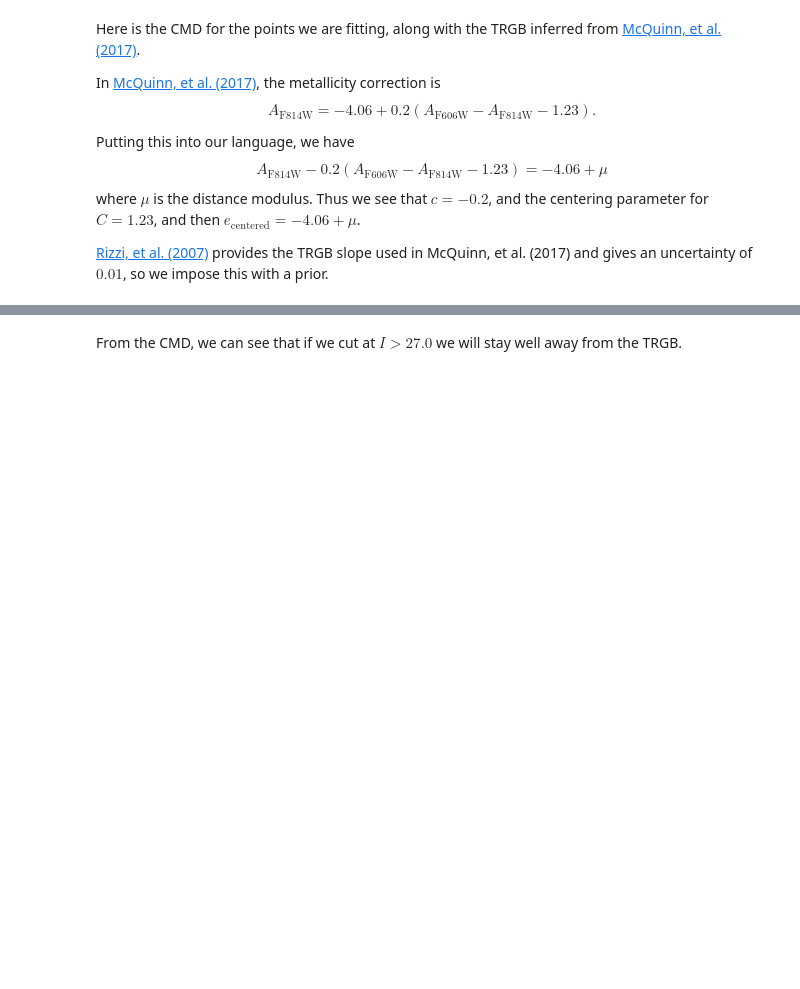
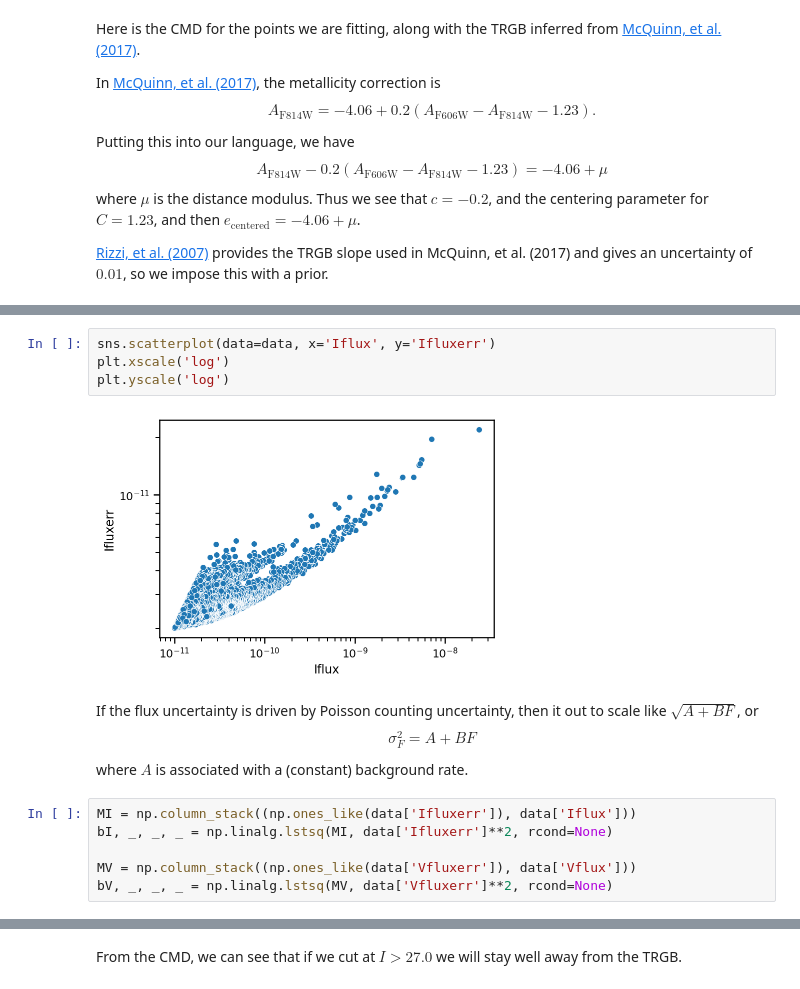
Before and after one commit to farr/EdgePhotometry, a Jupyter notebook: M63.ipynb, the cells around one changed output, grey strips where cells are left out. Saved outputs shown, nothing was run; the diff lists cells and outputs as text; blank space fills up the shorter version.

```diff
--- a/M63.ipynb
+++ b/M63.ipynb
@@ -64,0 +87,18 @@ len(data) = 38821
+# %%
+sns.scatterplot(data=data, x='Iflux', y='Ifluxerr')
+plt.xscale('log')
+plt.yscale('log')
+# %% [output]
+[figure, added]
+# %% [markdown]
+If the flux uncertainty is driven by Poisson counting uncertainty, then it out to scale like $\sqrt{A + BF}$, or
+$$
+\sigma_F^2 = A + B F
+$$
+where $A$ is associated with a (constant) background rate.
+# %%
+MI = np.column_stack((np.ones_like(data['Ifluxerr']), data['Iflux']))
+bI, _, _, _ = np.linalg.lstsq(MI, data['Ifluxerr']**2, rcond=None)
+
+MV = np.column_stack((np.ones_like(data['Vfluxerr']), data['Vflux']))
+bV, _, _, _ = np.linalg.lstsq(MV, data['Vfluxerr']**2, rcond=None)
```
Also changed, not shown: parts of 6 cells of this notebook.
